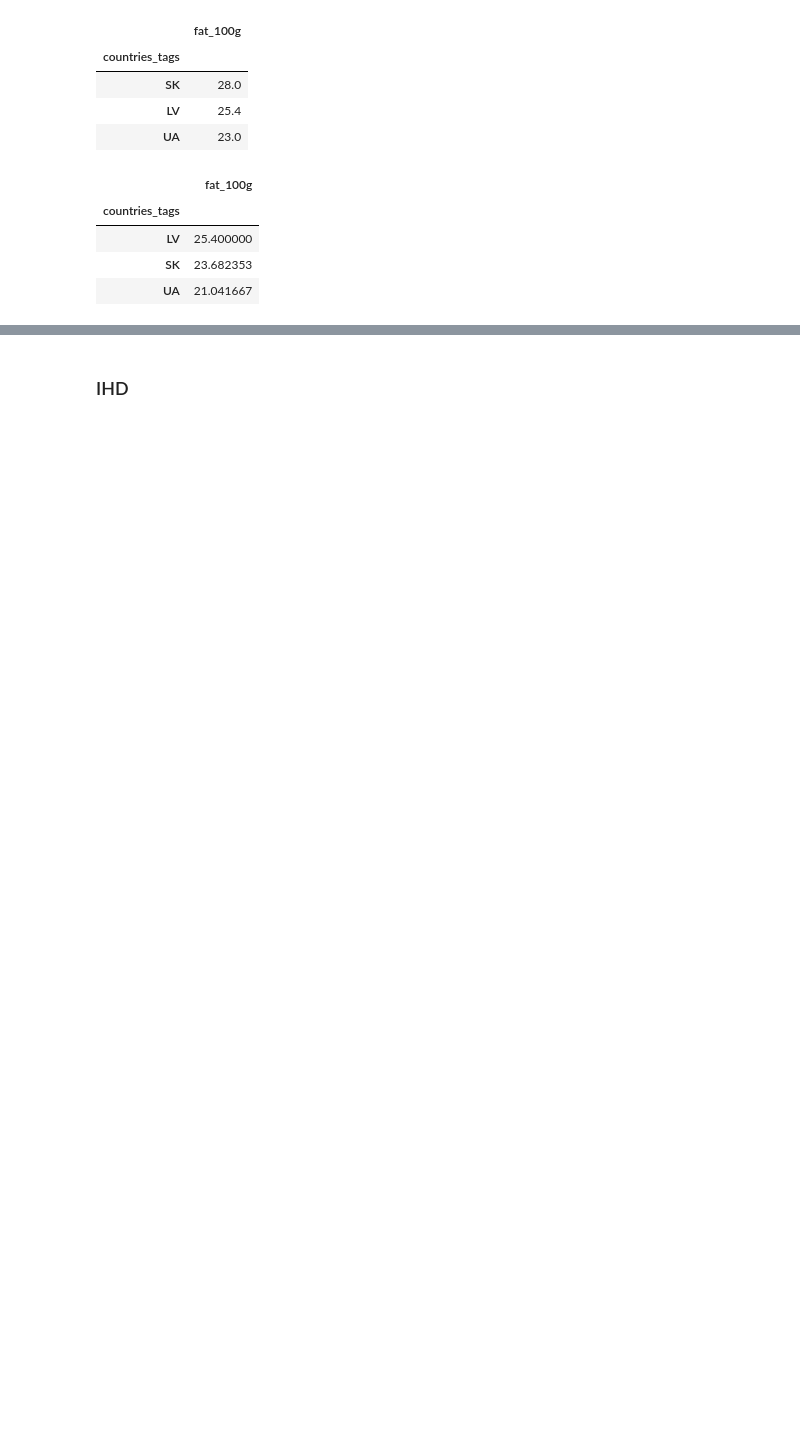
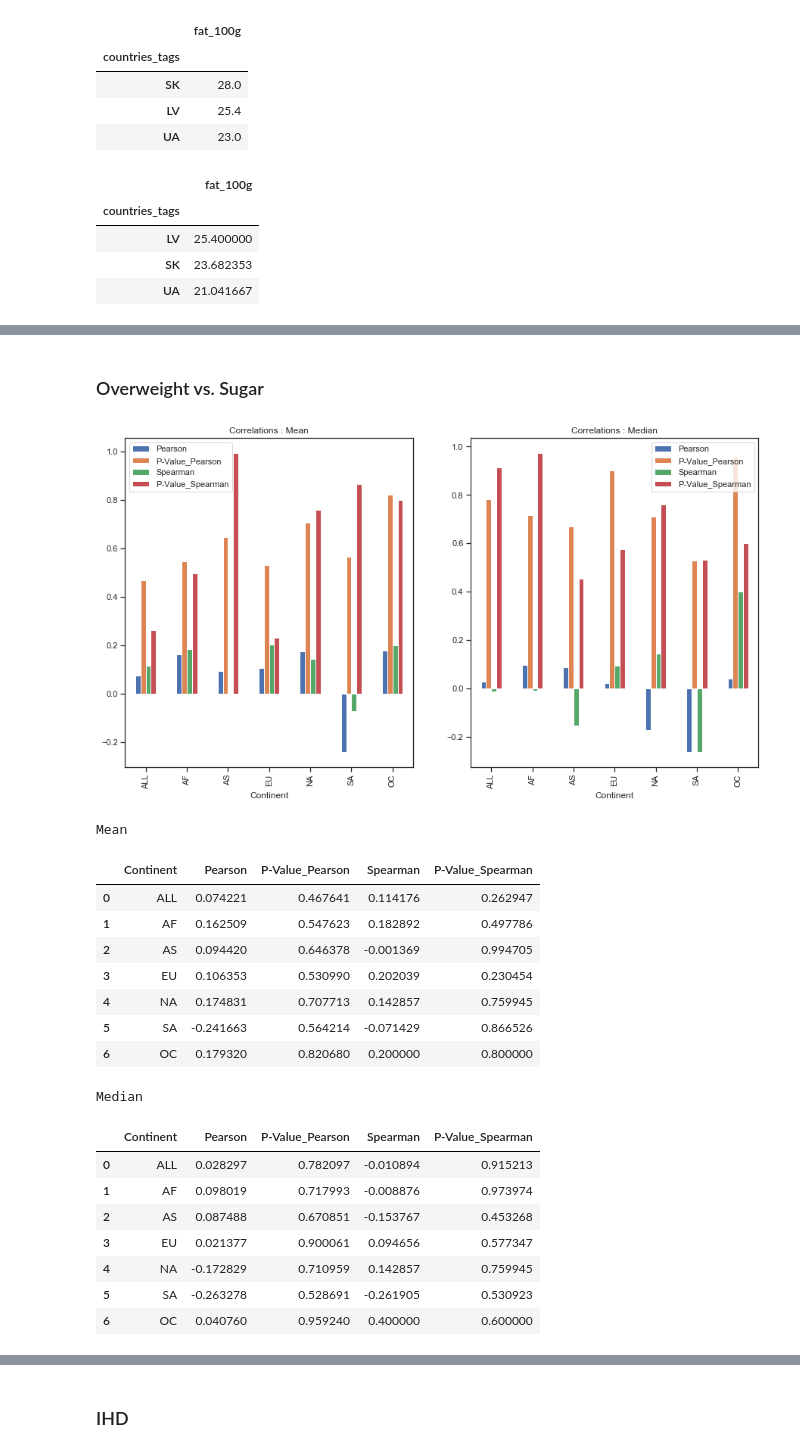
Before and after one commit to baraschi/AppliedDataAnalysis_Project, a Jupyter notebook: FoodProject.ipynb, the cells around one changed output, grey strips where cells are left out. Cells and saved outputs as stored; diff of their text form; code cells hidden in the pictures; blank space fills up the shorter version.

Commit message:
more plots

```diff
--- a/FoodProject.ipynb
+++ b/FoodProject.ipynb
@@ -528,3 +534,23 @@ def plot(dfs_1, dfs_2, continents, avg1, avg2, x_, y_, title_, columns_):
+# %%
+def show_corr(dfs1, dfs2, x_, y_, avg1, avg2, columns_, continent):
+    corrs_avg1 = []
+    corrs_avg2 = []
+    nb_rows = len(dfs1)
+    for i in range(nb_rows):
+        c_1 = corr(dfs1[i], x_, y_, continent[i], avg1)
+        c_2 = corr(dfs2[i], x_, y_, continent[i], avg2)
+        corrs_avg1.append(c_1)
+        corrs_avg2.append(c_2)
+    f, ax = plt.subplots(ncols=2, figsize=(15, 8))
+    corr1 = pd.DataFrame(corrs_avg1, columns = columns_)
+    corr2 = pd.DataFrame(corrs_avg2, columns = columns_)
+    c = corr1.plot.bar(x = 'Continent', ax=ax[0], title = 'Correlations : ' + avg1)
+    d = corr2.plot.bar(x = 'Continent', ax=ax[1], title = 'Correlations : ' + avg2)
+    plt.show()
+    print('Mean')
+    display(corr1)
+    print('Median')
+    display(corr2)
 # %% [markdown]
 ## Sugar vs. Fat
 # %%
@@ -634,7 +629,7 @@ overweight_datas = overweight.copy()
 overweight_datas = overweight_datas[overweight_datas['Year'] == 2016]
 overweight_datas['Entity'] = overweight_datas['Entity'].apply(lambda x: x.lower().replace(' ', '-'))
 #get country codes
-overweight_datas = overweight_datas.apply(lambda x: get_tag(x, 'Entity', 'Code', 'continent'), axis=1)
+overweight_datas = overweight_datas.apply(lambda x: get_tag(x, 'Entity', 'Code'), axis=1)
 #remove rows with no country code
 overweight_datas = overweight_datas[overweight_datas['Code'] != 'TBD']
 #set index so it's easier to plot
@@ -652,22 +645,5 @@ TypeError: ("get_tag() missing 1 required positional argument: 'col4'", 'occurre
 # %%
-mean_overweight = merge_all(mean, overweight_datas, right_index=True)
-median_overweight = merge_all(median, overweight_datas, right_index=True)
+mean_overweight = merge_all(means, overweight_datas, right_index=True)
+median_overweight = merge_all(medians, overweight_datas, right_index=True)
-# %%
-def show_corr(dfs1, dfs2, x_, y_, avg1, avg2, columns_, continent):
-    corrs_avg1 = []
-    corrs_avg2 = []
-    nb_rows = len(mean)
-    for i in range(nb_rows):
-        c_1 = corr(dfs1[i], x_, y_, continent[i], avg1)
-        c_2 = corr(dfs2[i], x_, y_, continent[i], avg2)
-        corrs_avg1.append(c_1)
-        corrs_avg2.append(c_2)
-    f, ax = plt.subplots(ncols=2, figsize=(16, 8))
-    corr1 = pd.DataFrame(corrs_avg1, columns = columns_)
-    corr2 = pd.DataFrame(corrs_avg2, columns = columns_)
-    c = corr1.plot.bar(x = 'Continent', ax=ax[0], title = 'Correlations : ' + avg1)
-    d = corr2.plot.bar(x = 'Continent', ax=ax[1], title = 'Correlations : ' + avg2)
-    plt.show()
-    display(corr1.merge(corr2, left_on='Continent', right_on='Continent', suffixes=['_Mean', '_Median']))
 # %%
 overweight_datas.plot.bar(figsize=(16,8))
@@ -680,0 +686,24 @@ sns_plt(pd.concat(mean_overweight[1:]),pd.concat(median_overweight[1:]), 'Overwe
+# %% [markdown]
+### Overweight vs. Sugar
+# %%
+show_corr(mean_overweight, median_overweight, 'Overweight Prevalence', 'sugars_100g', 'Mean', 'Median', columns, continent)
+# %% [output]
+[figure, added]
+Mean
+|  | Continent | Pearson | P-Value_Pearson | Spearman | P-Value_Spearman |
+| 0 | ALL | 0.074221 | 0.467641 | 0.114176 | 0.262947 |
+| 1 | AF | 0.162509 | 0.547623 | 0.182892 | 0.497786 |
+| 2 | AS | 0.094420 | 0.646378 | -0.001369 | 0.994705 |
+| 3 | EU | 0.106353 | 0.530990 | 0.202039 | 0.230454 |
+| 4 | NA | 0.174831 | 0.707713 | 0.142857 | 0.759945 |
+| 5 | SA | -0.241663 | 0.564214 | -0.071429 | 0.866526 |
+| 6 | OC | 0.179320 | 0.820680 | 0.200000 | 0.800000 |
+Median
+|  | Continent | Pearson | P-Value_Pearson | Spearman | P-Value_Spearman |
+| 0 | ALL | 0.028297 | 0.782097 | -0.010894 | 0.915213 |
+| 1 | AF | 0.098019 | 0.717993 | -0.008876 | 0.973974 |
+| 2 | AS | 0.087488 | 0.670851 | -0.153767 | 0.453268 |
+| 3 | EU | 0.021377 | 0.900061 | 0.094656 | 0.577347 |
+| 4 | NA | -0.172829 | 0.710959 | 0.142857 | 0.759945 |
+| 5 | SA | -0.263278 | 0.528691 | -0.261905 | 0.530923 |
+| 6 | OC | 0.040760 | 0.959240 | 0.400000 | 0.600000 |
```
Also changed, not shown: parts of 58 cells of this notebook.
